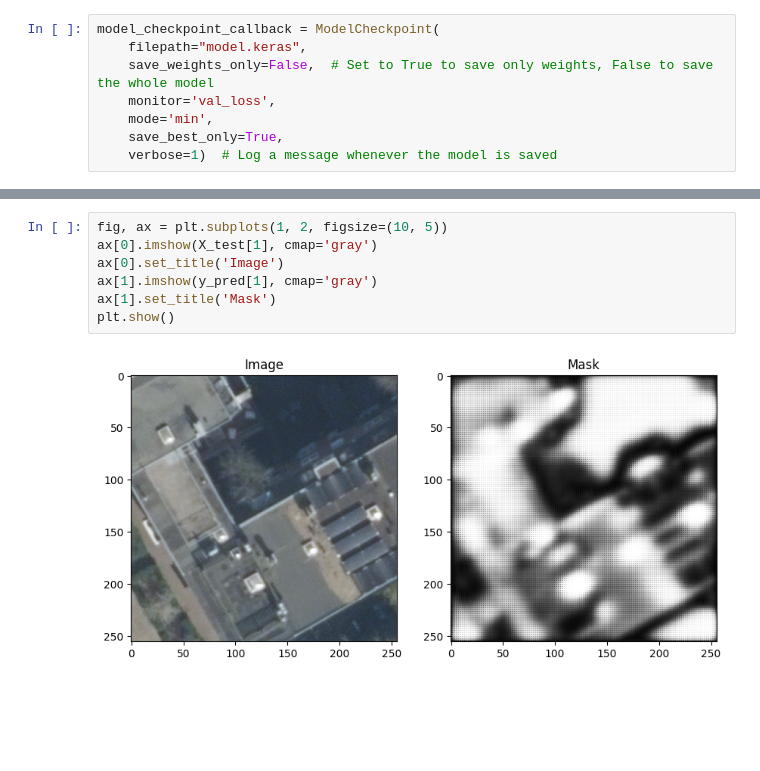
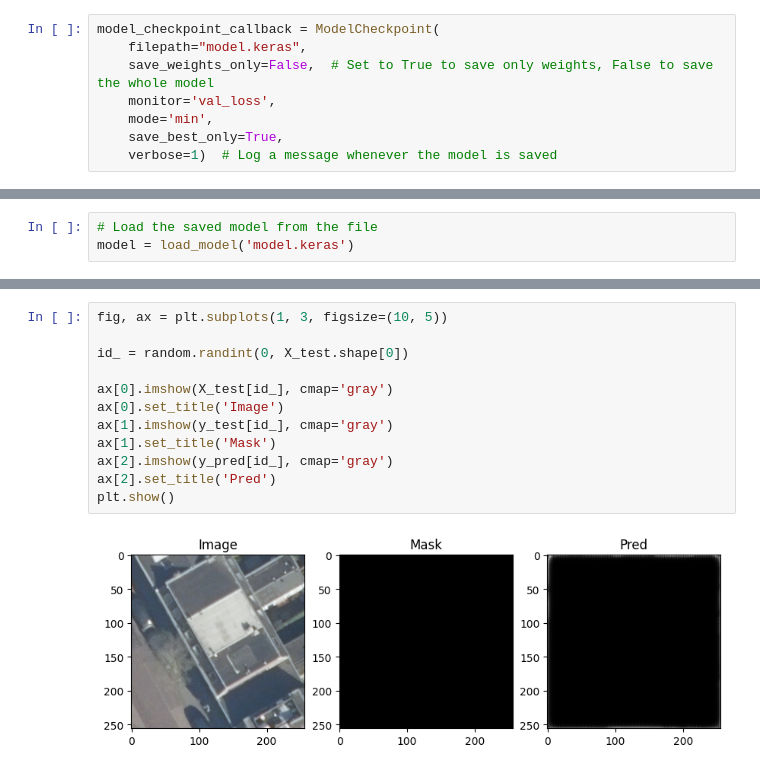
Before and after one commit to FlorisVideler/SSML-group-project, a Jupyter notebook: train_model.ipynb, the cells around one changed output, grey strips where cells are left out. Cells and saved outputs as stored; diff of their text form; blank space fills up the shorter version.

```diff
--- a/train_model.ipynb
+++ b/train_model.ipynb
@@ -206,3 +244,6 @@ Epoch 3: val_loss did not improve from 0.79105
+# %%
+# Load the saved model from the file
+model = load_model('model.keras')
 # %%
 y_pred = model.predict(X_test)
 # %% [output]
@@ -210,9 +251,14 @@ y_pred = model.predict(X_test)
 # %%
-fig, ax = plt.subplots(1, 2, figsize=(10, 5))
-ax[0].imshow(X_test[1], cmap='gray')
+fig, ax = plt.subplots(1, 3, figsize=(10, 5))
+
+id_ = random.randint(0, X_test.shape[0])
+
+ax[0].imshow(X_test[id_], cmap='gray')
 ax[0].set_title('Image')
-ax[1].imshow(y_pred[1], cmap='gray')
+ax[1].imshow(y_test[id_], cmap='gray')
 ax[1].set_title('Mask')
+ax[2].imshow(y_pred[id_], cmap='gray')
+ax[2].set_title('Pred')
 plt.show()
 # %% [output]
-[figure, old version]
+[figure, new version]
```
Also changed, not shown: parts of 7 cells of this notebook.
